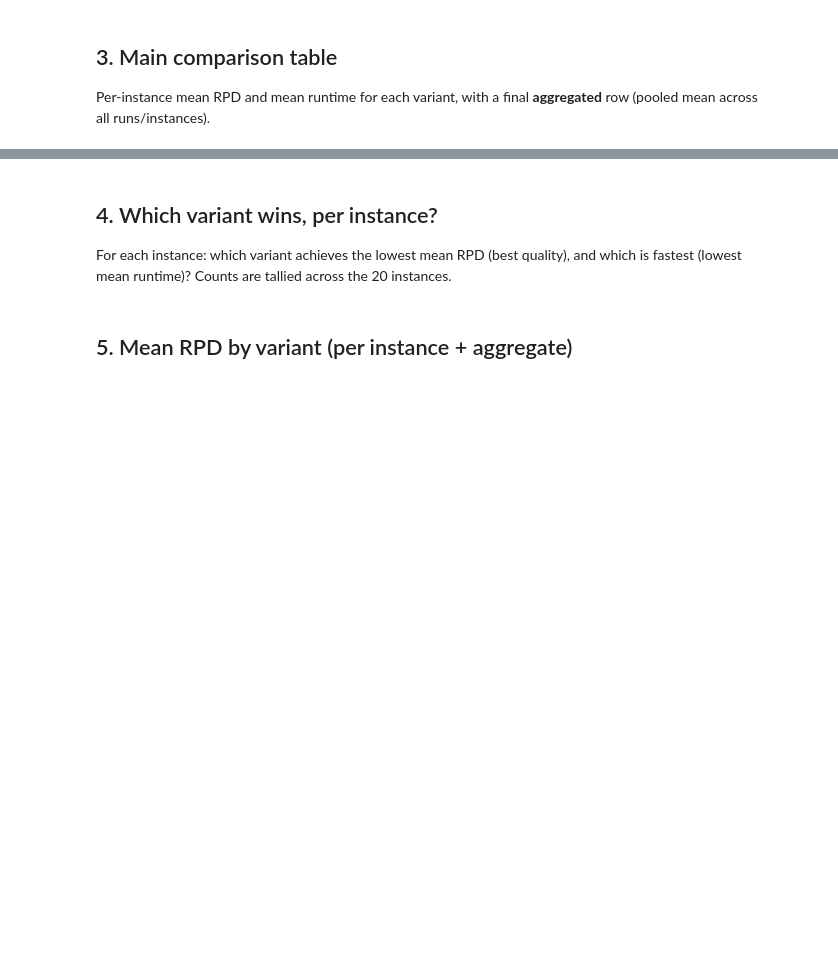
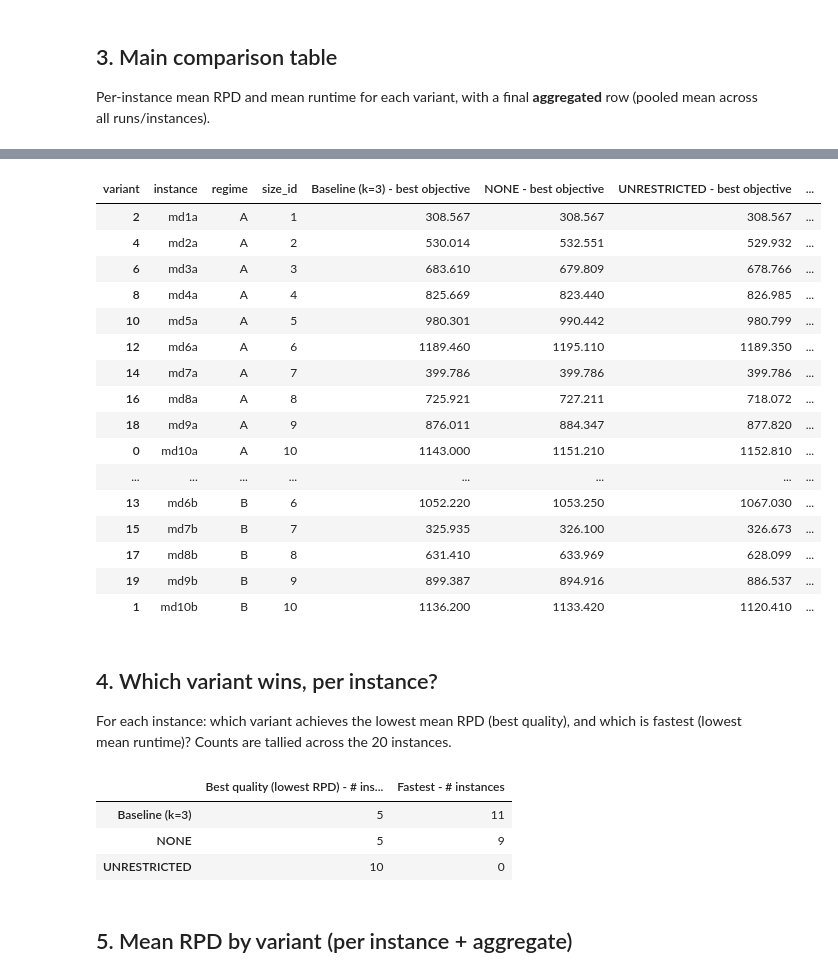
Before and after one commit to Willyllem88/MD-DARP-Research, a Jupyter notebook: experiments/notebooks/3_run_intra_route_comparison.ipynb, the cells around one changed output, grey strips where cells are left out. Saved outputs shown, nothing was run; the diff lists cells and outputs as text; code cells hidden in the pictures; blank space fills up the shorter version.

```diff
--- a/experiments/notebooks/3_run_intra_route_comparison.ipynb
+++ b/experiments/notebooks/3_run_intra_route_comparison.ipynb
@@ -329,7 +399,7 @@ pivot_best_obj = (
         values="best_feasible_objective"
     )
     .reindex(columns=VARIANT_ORDER)
-    .add_suffix(" — best objective")
+    .add_suffix(" - best objective")
 )
 
 # Pivot runtime corresponding to the best objective
@@ -341,7 +411,7 @@ pivot_best_time = (
         values="elapsed_time_sec"
     )
     .reindex(columns=VARIANT_ORDER)
-    .add_suffix(" — runtime (s)")
+    .add_suffix(" - runtime (s)")
 )
 
 # Pivot seed that achieved the best objective
@@ -353,38 +423,56 @@ pivot_best_seed = (
         values="seed"
     )
     .reindex(columns=VARIANT_ORDER)
-    .add_suffix(" — seed")
+    .add_suffix(" - seed")
 )
 
 # Combine
 best_table = (
     pivot_best_obj
     .join([pivot_best_time, pivot_best_seed])
     .reset_index()
 )
 
 # Add regime and size
 best_table["regime"] = best_table["instance"].str[-1].str.upper()
 best_table["size_id"] = (
     best_table["instance"]
     .str.extract(r"md(\d+)[ab]", expand=False)
     .astype(int)
 )
 
 # Sort
 best_table = best_table.sort_values(
     ["regime", "size_id", "instance"]
 )
 
 # Reorder columns
 best_table = best_table[
     ["instance", "regime", "size_id"]
-    + [f"{v} — best objective" for v in VARIANT_ORDER]
-    + [f"{v} — runtime (s)" for v in VARIANT_ORDER]
-    + [f"{v} — seed" for v in VARIANT_ORDER]
+    + [f"{v} - best objective" for v in VARIANT_ORDER]
+    + [f"{v} - runtime (s)" for v in VARIANT_ORDER]
+    + [f"{v} - seed" for v in VARIANT_ORDER]
 ]
 
 display(best_table.round(3))
+# %% [output]
+| variant | instance | regime | size_id | Baseline (k=3) - best objective | NONE - best objective | UNRESTRICTED - best objective | ... |
+| 2 | md1a | A | 1 | 308.567 | 308.567 | 308.567 | ... |
+| 4 | md2a | A | 2 | 530.014 | 532.551 | 529.932 | ... |
+| 6 | md3a | A | 3 | 683.610 | 679.809 | 678.766 | ... |
+| 8 | md4a | A | 4 | 825.669 | 823.440 | 826.985 | ... |
+| 10 | md5a | A | 5 | 980.301 | 990.442 | 980.799 | ... |
+| 12 | md6a | A | 6 | 1189.460 | 1195.110 | 1189.350 | ... |
+| 14 | md7a | A | 7 | 399.786 | 399.786 | 399.786 | ... |
+| 16 | md8a | A | 8 | 725.921 | 727.211 | 718.072 | ... |
+| 18 | md9a | A | 9 | 876.011 | 884.347 | 877.820 | ... |
+| 0 | md10a | A | 10 | 1143.000 | 1151.210 | 1152.810 | ... |
+| ... | ... | ... | ... | ... | ... | ... | ... |
+| 13 | md6b | B | 6 | 1052.220 | 1053.250 | 1067.030 | ... |
+| 15 | md7b | B | 7 | 325.935 | 326.100 | 326.673 | ... |
+| 17 | md8b | B | 8 | 631.410 | 633.969 | 628.099 | ... |
+| 19 | md9b | B | 9 | 899.387 | 894.916 | 886.537 | ... |
+| 1 | md10b | B | 10 | 1136.200 | 1133.420 | 1120.410 | ... |
 # %% [markdown]
 ## 4. Which variant wins, per instance?
 
@@ -404,11 +492,16 @@ speed_winner = per_instance.loc[
 ].rename(columns={"variant": "fastest_variant"})
 
 win_summary = pd.DataFrame({
-    "Best quality (lowest RPD) — # instances": quality_winner["best_quality_variant"].value_counts(),
-    "Fastest — # instances": speed_winner["fastest_variant"].value_counts(),
+    "Best quality (lowest RPD) - # instances": quality_winner["best_quality_variant"].value_counts(),
+    "Fastest - # instances": speed_winner["fastest_variant"].value_counts(),
 }).reindex(VARIANT_ORDER).fillna(0).astype(int)
 
 display(win_summary)
+# %% [output]
+|  | Best quality (lowest RPD) - # ins... | Fastest - # instances |
+| Baseline (k=3) | 5 | 11 |
+| NONE | 5 | 9 |
+| UNRESTRICTED | 10 | 0 |
 # %% [markdown]
 ## 5. Mean RPD by variant (per instance + aggregate)
 # %%
```
Also changed, not shown: parts of 12 cells of this notebook.
